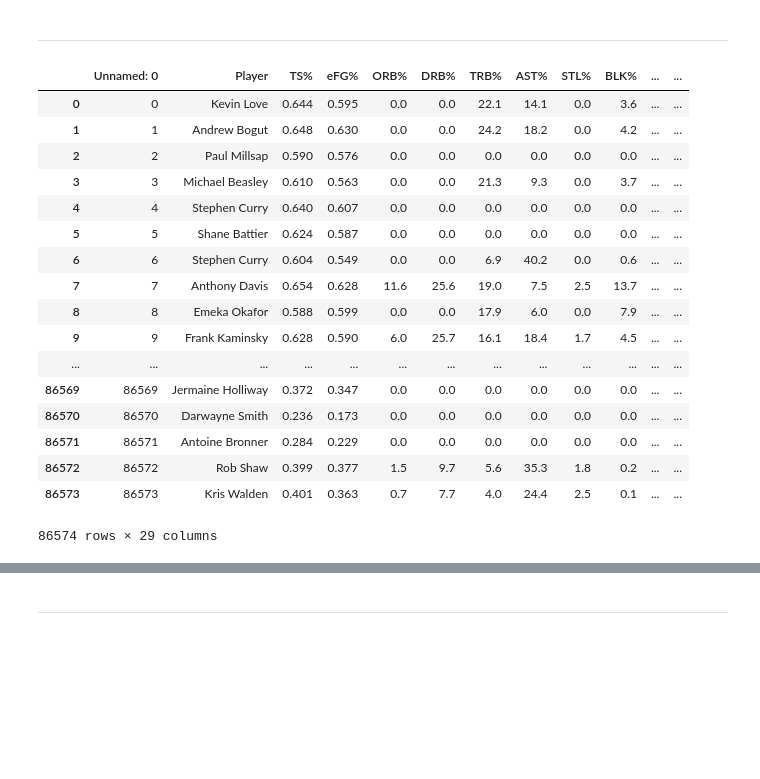
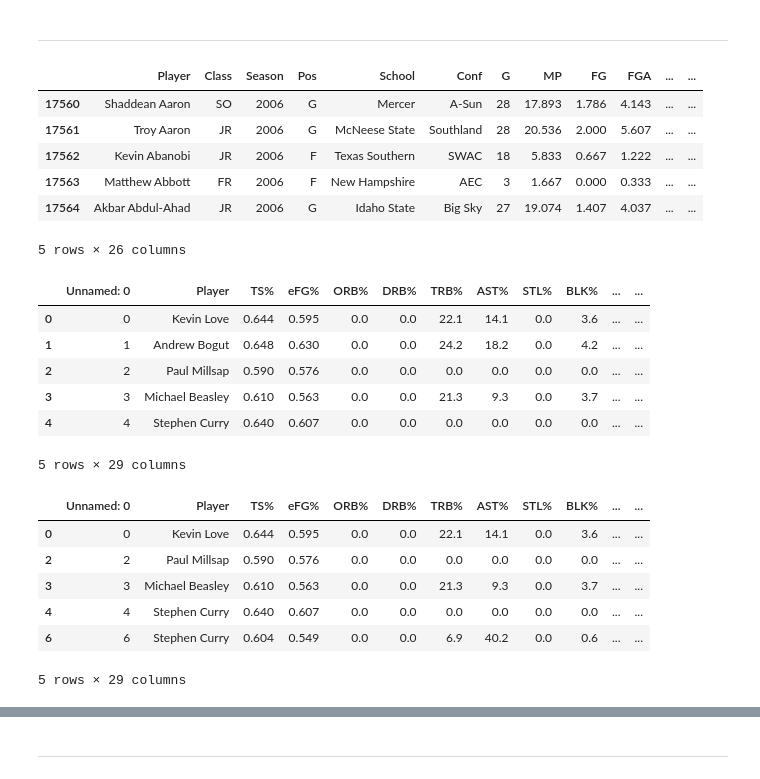
Before and after one commit to andrewfrilot/NBA_Scout, a Jupyter notebook: iPython_Notebooks/Merge.ipynb, the cells around one changed output, grey strips where cells are left out. Cells and saved outputs as stored; diff of their text form; code cells hidden in the pictures; blank space fills up the shorter version.

Commit message:
trying to fix data problem

```diff
--- a/iPython_Notebooks/Merge.ipynb
+++ b/iPython_Notebooks/Merge.ipynb
@@ -201 +199,11 @@ drafty
+# %%
+ncaa.head()
+# %% [output]
+|  | Player | Class | Season | Pos | School | Conf | G | MP | FG | FGA | ... | ... |
+| 17560 | Shaddean Aaron | SO | 2006 | G | Mercer | A-Sun | 28 | 17.893 | 1.786 | 4.143 | ... | ... |
+| 17561 | Troy Aaron | JR | 2006 | G | McNeese State | Southland | 28 | 20.536 | 2.000 | 5.607 | ... | ... |
+| 17562 | Kevin Abanobi | JR | 2006 | F | Texas Southern | SWAC | 18 | 5.833 | 0.667 | 1.222 | ... | ... |
+| 17563 | Matthew Abbott | FR | 2006 | F | New Hampshire | AEC | 3 | 1.667 | 0.000 | 0.333 | ... | ... |
+| 17564 | Akbar Abdul-Ahad | JR | 2006 | G | Idaho State | Big Sky | 27 | 19.074 | 1.407 | 4.037 | ... | ... |
+5 rows × 26 columns
 # %%
@@ -206,23 +211,12 @@ ncaa = ncaa.sort_values("Season").drop_duplicates(subset="Player", keep = "last"
 # %%
 #read in second dataset for NCAA clean
-ncaa_2 = pd.read_csv("NCAA_clean2.csv")
-ncaa_2
+ncaa_2 = pd.read_csv("C:\\Users\\Ovais\\Desktop\\Project-3\\Dirty_Data\\NCAA_clean2.csv")
+ncaa_2.head()
 # %% [output]
 |  | Unnamed: 0 | Player | TS% | eFG% | ORB% | DRB% | TRB% | AST% | STL% | BLK% | ... | ... |
 | 0 | 0 | Kevin Love | 0.644 | 0.595 | 0.0 | 0.0 | 22.1 | 14.1 | 0.0 | 3.6 | ... | ... |
 | 1 | 1 | Andrew Bogut | 0.648 | 0.630 | 0.0 | 0.0 | 24.2 | 18.2 | 0.0 | 4.2 | ... | ... |
 | 2 | 2 | Paul Millsap | 0.590 | 0.576 | 0.0 | 0.0 | 0.0 | 0.0 | 0.0 | 0.0 | ... | ... |
 | 3 | 3 | Michael Beasley | 0.610 | 0.563 | 0.0 | 0.0 | 21.3 | 9.3 | 0.0 | 3.7 | ... | ... |
 | 4 | 4 | Stephen Curry | 0.640 | 0.607 | 0.0 | 0.0 | 0.0 | 0.0 | 0.0 | 0.0 | ... | ... |
-| 5 | 5 | Shane Battier | 0.624 | 0.587 | 0.0 | 0.0 | 0.0 | 0.0 | 0.0 | 0.0 | ... | ... |
-| 6 | 6 | Stephen Curry | 0.604 | 0.549 | 0.0 | 0.0 | 6.9 | 40.2 | 0.0 | 0.6 | ... | ... |
-| 7 | 7 | Anthony Davis | 0.654 | 0.628 | 11.6 | 25.6 | 19.0 | 7.5 | 2.5 | 13.7 | ... | ... |
-| 8 | 8 | Emeka Okafor | 0.588 | 0.599 | 0.0 | 0.0 | 17.9 | 6.0 | 0.0 | 7.9 | ... | ... |
-| 9 | 9 | Frank Kaminsky | 0.628 | 0.590 | 6.0 | 25.7 | 16.1 | 18.4 | 1.7 | 4.5 | ... | ... |
-| ... | ... | ... | ... | ... | ... | ... | ... | ... | ... | ... | ... | ... |
-| 86569 | 86569 | Jermaine Holliway | 0.372 | 0.347 | 0.0 | 0.0 | 0.0 | 0.0 | 0.0 | 0.0 | ... | ... |
-| 86570 | 86570 | Darwayne Smith | 0.236 | 0.173 | 0.0 | 0.0 | 0.0 | 0.0 | 0.0 | 0.0 | ... | ... |
-| 86571 | 86571 | Antoine Bronner | 0.284 | 0.229 | 0.0 | 0.0 | 0.0 | 0.0 | 0.0 | 0.0 | ... | ... |
-| 86572 | 86572 | Rob Shaw | 0.399 | 0.377 | 1.5 | 9.7 | 5.6 | 35.3 | 1.8 | 0.2 | ... | ... |
-| 86573 | 86573 | Kris Walden | 0.401 | 0.363 | 0.7 | 7.7 | 4.0 | 24.4 | 2.5 | 0.1 | ... | ... |
-86574 rows × 29 columns
+5 rows × 29 columns
@@ -228,0 +227,10 @@ ncaa_2
+# %%
+ncaa_2.head()
+# %% [output]
+|  | Unnamed: 0 | Player | TS% | eFG% | ORB% | DRB% | TRB% | AST% | STL% | BLK% | ... | ... |
+| 0 | 0 | Kevin Love | 0.644 | 0.595 | 0.0 | 0.0 | 22.1 | 14.1 | 0.0 | 3.6 | ... | ... |
+| 2 | 2 | Paul Millsap | 0.590 | 0.576 | 0.0 | 0.0 | 0.0 | 0.0 | 0.0 | 0.0 | ... | ... |
+| 3 | 3 | Michael Beasley | 0.610 | 0.563 | 0.0 | 0.0 | 21.3 | 9.3 | 0.0 | 3.7 | ... | ... |
+| 4 | 4 | Stephen Curry | 0.640 | 0.607 | 0.0 | 0.0 | 0.0 | 0.0 | 0.0 | 0.0 | ... | ... |
+| 6 | 6 | Stephen Curry | 0.604 | 0.549 | 0.0 | 0.0 | 6.9 | 40.2 | 0.0 | 0.6 | ... | ... |
+5 rows × 29 columns
```
Also changed, not shown: parts of 31 cells of this notebook, 3 other files.
